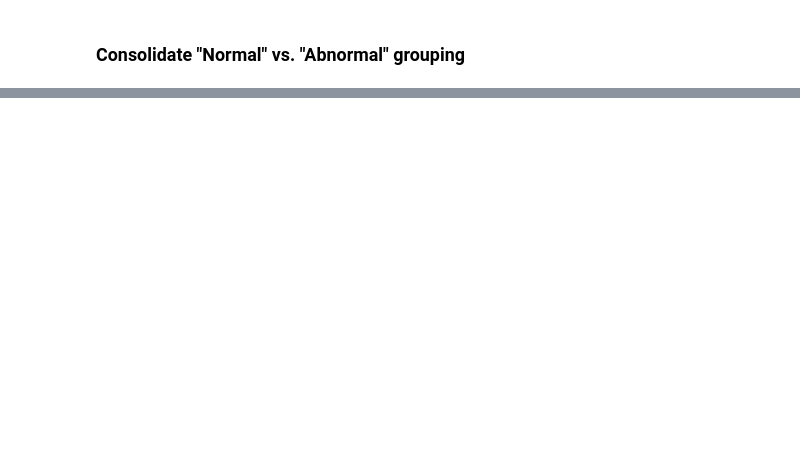
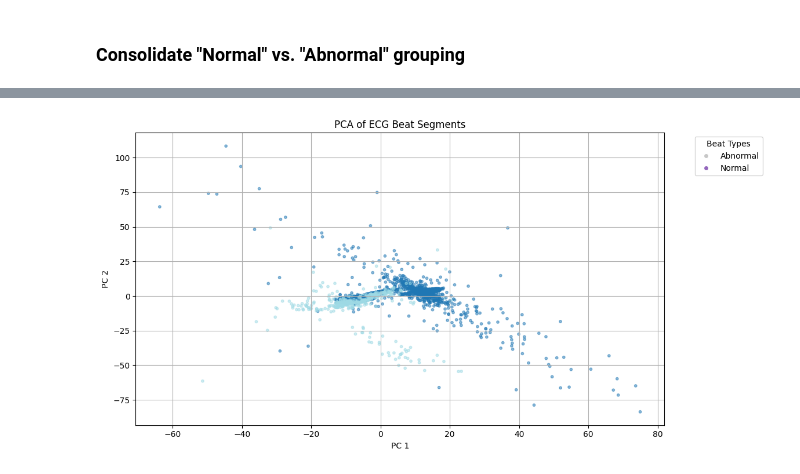
Before and after one commit to vscerra/mitbih_arrhythmia_project, a Jupyter notebook: notebooks/01_exploration.ipynb, the cells around one changed output, grey strips where cells are left out. Cells and saved outputs as stored; diff of their text form; code cells hidden in the pictures; blank space fills up the shorter version.

```diff
--- a/notebooks/01_exploration.ipynb
+++ b/notebooks/01_exploration.ipynb
@@ -82,0 +83,12 @@ plt.figure
+# %%
+mask = df_beats["label"] != '/'
+df_filtered = df_beats[mask].reset_index(drop=True)
+segments_filtered = segments[mask.values]
+
+abnormal_labels = {"A", "V", "~", "|", "Q", "+", "f"}
+normal_labels = {"N", "/", "f"}
+labels = df_filtered['label'].apply(lambda x: "Abnormal" if x in abnormal_labels else "Normal").tolist()
+# %%
+plot_pca_embedding(segments_filtered, labels, n_components =2)
+# %% [output]
+[figure, added]
```
Also changed, not shown: parts of 10 cells of this notebook, 3 other files.
